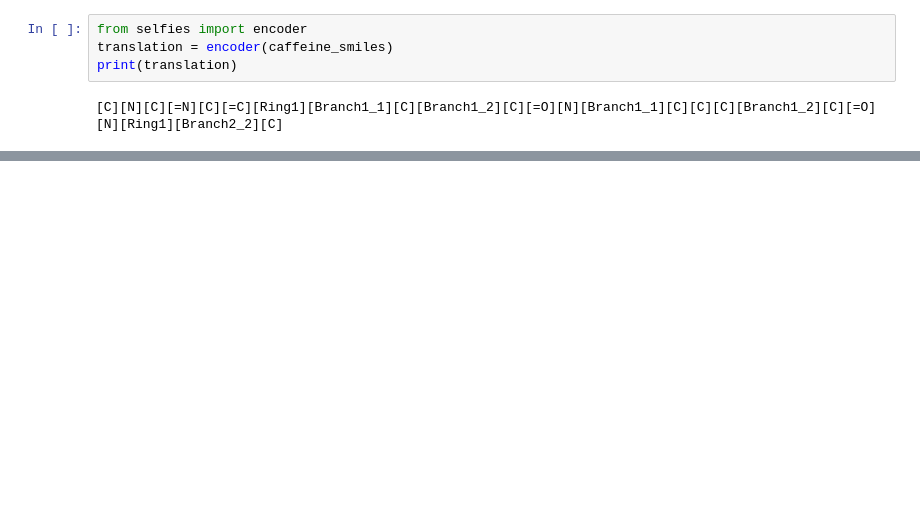
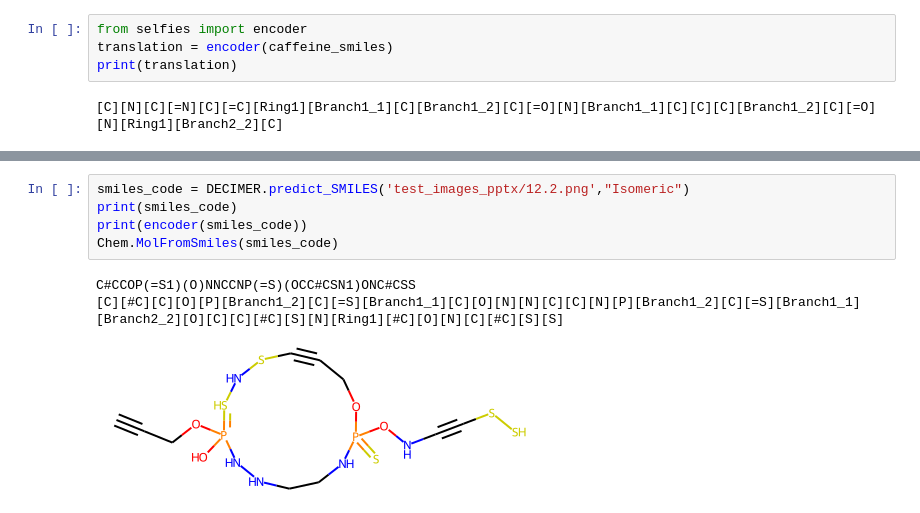
Before and after one commit to pbedmar/tfg, a Jupyter notebook: experiments/decimer/test_decimer.ipynb, the cells around one changed output, grey strips where cells are left out. Drawn from its saved outputs; the diff is of its cells as text; blank space fills up the shorter version.

```diff
--- a/experiments/decimer/test_decimer.ipynb
+++ b/experiments/decimer/test_decimer.ipynb
@@ -82,0 +51,9 @@ As we can see, results are not good. Let's try with an image with higher resolut
+# %%
+smiles_code = DECIMER.predict_SMILES('test_images_pptx/12.2.png',"Isomeric")
+print(smiles_code)
+print(encoder(smiles_code))
+Chem.MolFromSmiles(smiles_code)
+# %% [output]
+C#CCOP(=S1)(O)NNCCNP(=S)(OCC#CSN1)ONC#CSS
+[C][#C][C][O][P][Branch1_2][C][=S][Branch1_1][C][O][N][N][C][C][N][P][Branch1_2][C][=S][Branch1_1][Branch2_2][O][C][C][#C][S][N][Ring1][#C][O][N][C][#C][S][S]
+[figure, added]
```
Also changed, not shown: parts of 25 cells of this notebook, 1 other file.
